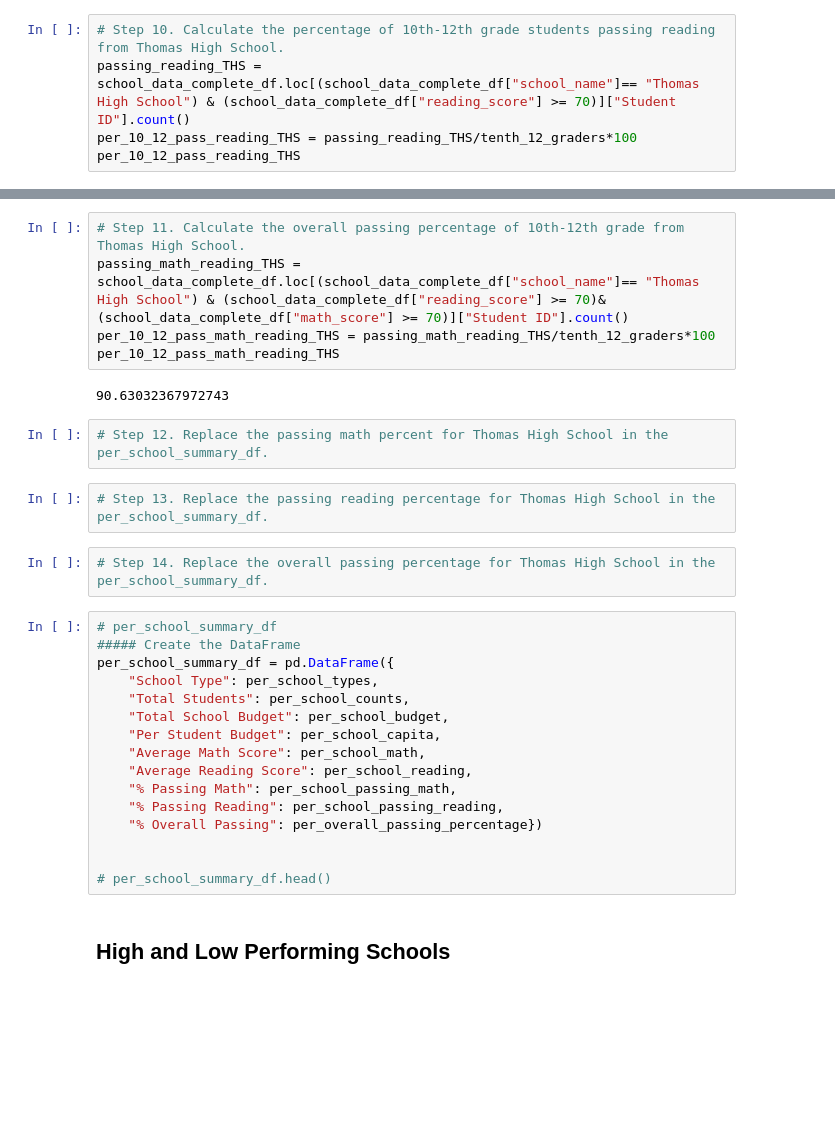
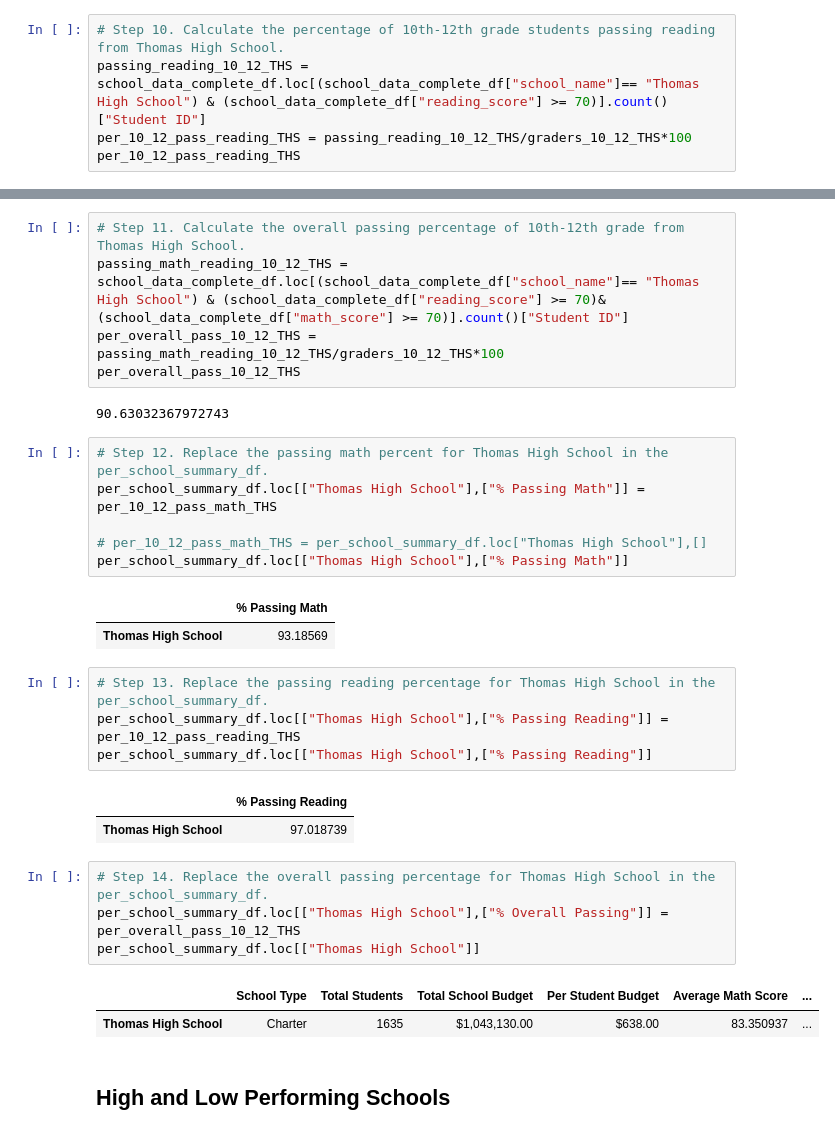
Before and after one commit to olesyapro888/School_District_Analysis_Pandas_NumPy, a Jupyter notebook: PyCitySchools_Challenge.ipynb, the cells around one changed output, grey strips where cells are left out. Cells and saved outputs as stored; diff of their text form; blank space fills up the shorter version.

```diff
--- a/PyCitySchools_Challenge.ipynb
+++ b/PyCitySchools_Challenge.ipynb
@@ -322,40 +267,41 @@ per_10_12_pass_math_THS
 93.18568994889267
 # %%
 # Step 10. Calculate the percentage of 10th-12th grade students passing reading from Thomas High School.
-passing_reading_THS = school_data_complete_df.loc[(school_data_complete_df["school_name"]== "Thomas High School") & (school_data_complete_df["reading_score"] >= 70)]["Student ID"].count()
-per_10_12_pass_reading_THS = passing_reading_THS/tenth_12_graders*100
+passing_reading_10_12_THS = school_data_complete_df.loc[(school_data_complete_df["school_name"]== "Thomas High School") & (school_data_complete_df["reading_score"] >= 70)].count()["Student ID"]
+per_10_12_pass_reading_THS = passing_reading_10_12_THS/graders_10_12_THS*100
 per_10_12_pass_reading_THS
 # %% [output]
 97.01873935264055
 # %%
 # Step 11. Calculate the overall passing percentage of 10th-12th grade from Thomas High School.
-passing_math_reading_THS = school_data_complete_df.loc[(school_data_complete_df["school_name"]== "Thomas High School") & (school_data_complete_df["reading_score"] >= 70)&(school_data_complete_df["math_score"] >= 70)]["Student ID"].count()
-per_10_12_pass_math_reading_THS = passing_math_reading_THS/tenth_12_graders*100
-per_10_12_pass_math_reading_THS
+passing_math_reading_10_12_THS = school_data_complete_df.loc[(school_data_complete_df["school_name"]== "Thomas High School") & (school_data_complete_df["reading_score"] >= 70)&(school_data_complete_df["math_score"] >= 70)].count()["Student ID"]
+per_overall_pass_10_12_THS = passing_math_reading_10_12_THS/graders_10_12_THS*100
+per_overall_pass_10_12_THS
 # %% [output]
 90.63032367972743
 # %%
 # Step 12. Replace the passing math percent for Thomas High School in the per_school_summary_df.
+per_school_summary_df.loc[["Thomas High School"],["% Passing Math"]] = per_10_12_pass_math_THS
+
+# per_10_12_pass_math_THS = per_school_summary_df.loc["Thomas High School"],[]
+per_school_summary_df.loc[["Thomas High School"],["% Passing Math"]]
+# %% [output]
+|  | % Passing Math |
+| Thomas High School | 93.18569 |
 # %%
 # Step 13. Replace the passing reading percentage for Thomas High School in the per_school_summary_df.
+per_school_summary_df.loc[["Thomas High School"],["% Passing Reading"]] = per_10_12_pass_reading_THS
+per_school_summary_df.loc[["Thomas High School"],["% Passing Reading"]]
+# %% [output]
+|  | % Passing Reading |
+| Thomas High School | 97.018739 |
 # %%
 # Step 14. Replace the overall passing percentage for Thomas High School in the per_school_summary_df.
+per_school_summary_df.loc[["Thomas High School"],["% Overall Passing"]] = per_overall_pass_10_12_THS
+per_school_summary_df.loc[["Thomas High School"]]
+# %% [output]
+|  | School Type | Total Students | Total School Budget | Per Student Budget | Average Math Score | ... |
+| Thomas High School | Charter | 1635 | $1,043,130.00 | $638.00 | 83.350937 | ... |
-# %%
-# per_school_summary_df
-##### Create the DataFrame
-per_school_summary_df = pd.DataFrame({
-    "School Type": per_school_types,
-    "Total Students": per_school_counts,
-    "Total School Budget": per_school_budget,
-    "Per Student Budget": per_school_capita,
-    "Average Math Score": per_school_math,
-    "Average Reading Score": per_school_reading,
-    "% Passing Math": per_school_passing_math,
-    "% Passing Reading": per_school_passing_reading,
-    "% Overall Passing": per_overall_passing_percentage})
-
-
-# per_school_summary_df.head()
 # %% [markdown]
 ## High and Low Performing Schools
 # %%
```
Also changed, not shown: parts of 8 cells of this notebook.
